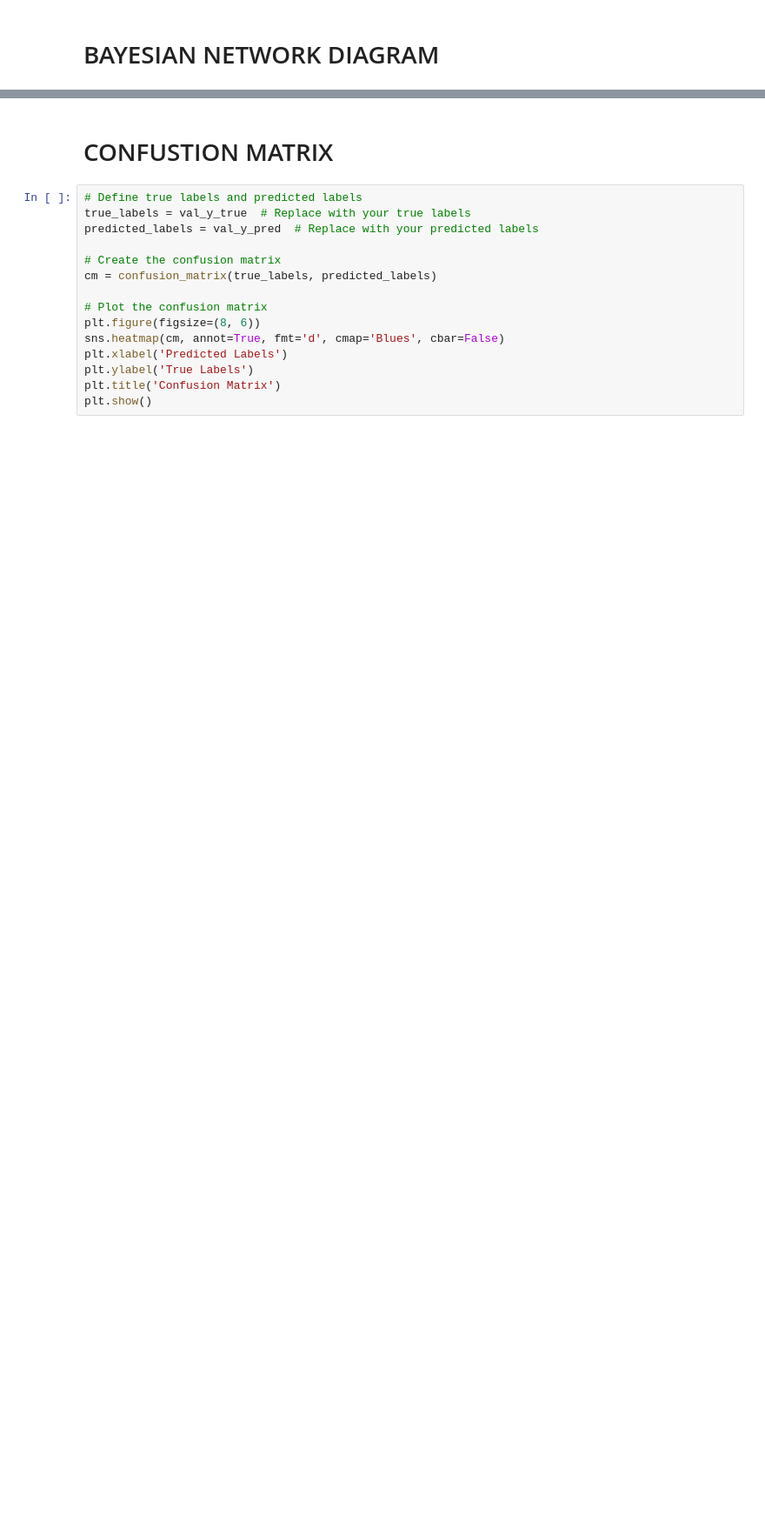
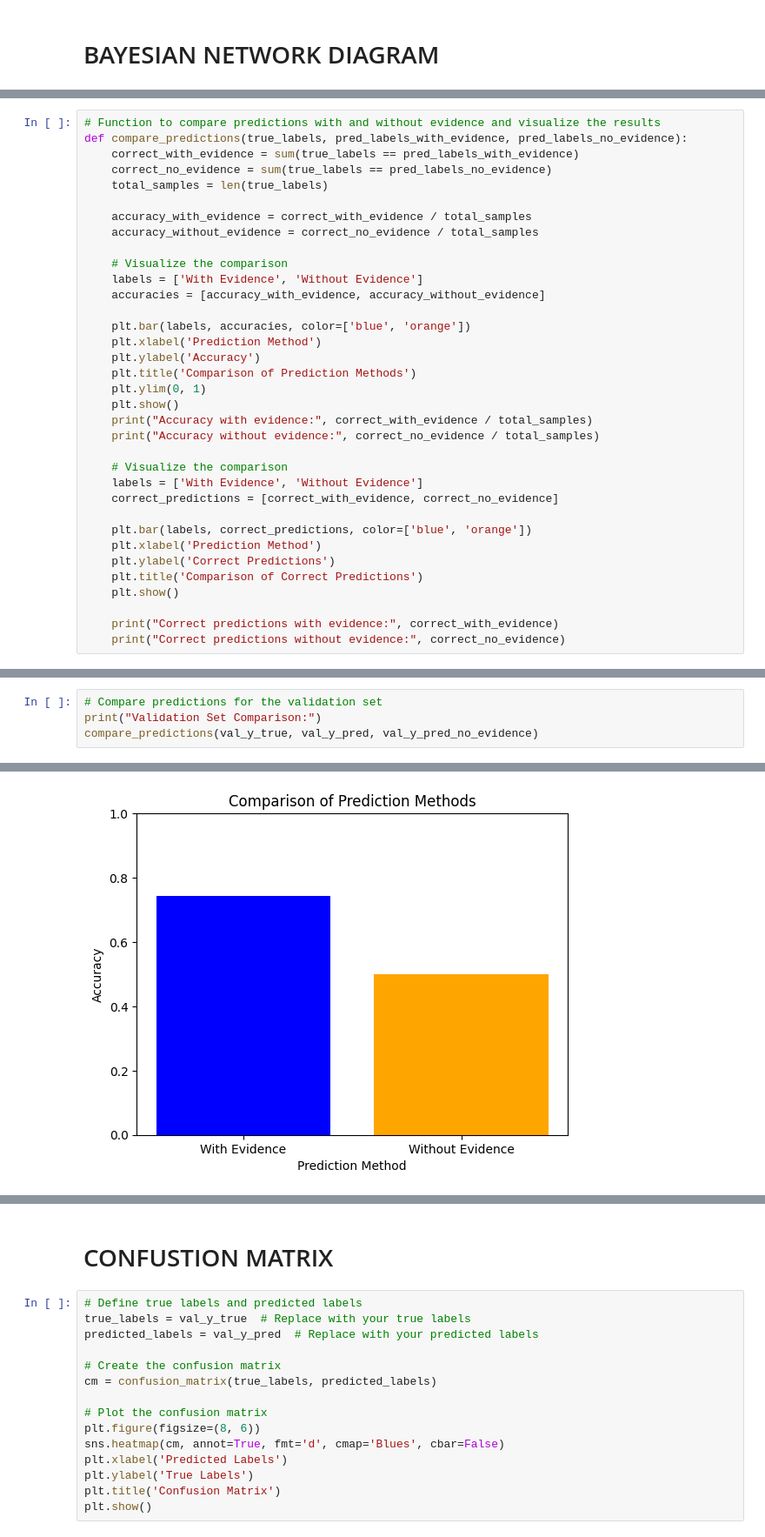
Before and after one commit to AltaafAlly/Probabilistic-Graphical-Model-Using-Bayesian-Networks, a Jupyter notebook: Assignment.ipynb, the cells around one changed output, grey strips where cells are left out. Shown at 87% size. Saved outputs shown, nothing was run; the diff lists cells and outputs as text; blank space fills up the shorter version.

Commit message:
Did a lot of comparisons for metrics

```diff
--- a/Assignment.ipynb
+++ b/Assignment.ipynb
@@ -202,0 +215,35 @@ plt.show()
+# %%
+# Function to compare predictions with and without evidence and visualize the results
+def compare_predictions(true_labels, pred_labels_with_evidence, pred_labels_no_evidence):
+    correct_with_evidence = sum(true_labels == pred_labels_with_evidence)
+    correct_no_evidence = sum(true_labels == pred_labels_no_evidence)
+    total_samples = len(true_labels)
+
+    accuracy_with_evidence = correct_with_evidence / total_samples
+    accuracy_without_evidence = correct_no_evidence / total_samples
+
+    # Visualize the comparison
+    labels = ['With Evidence', 'Without Evidence']
+    accuracies = [accuracy_with_evidence, accuracy_without_evidence]
+
+    plt.bar(labels, accuracies, color=['blue', 'orange'])
+    plt.xlabel('Prediction Method')
+    plt.ylabel('Accuracy')
+    plt.title('Comparison of Prediction Methods')
+    plt.ylim(0, 1)
+    plt.show()
+    print("Accuracy with evidence:", correct_with_evidence / total_samples)
+    print("Accuracy without evidence:", correct_no_evidence / total_samples)
+
+    # Visualize the comparison
+    labels = ['With Evidence', 'Without Evidence']
+    correct_predictions = [correct_with_evidence, correct_no_evidence]
+
+    plt.bar(labels, correct_predictions, color=['blue', 'orange'])
+    plt.xlabel('Prediction Method')
+    plt.ylabel('Correct Predictions')
+    plt.title('Comparison of Correct Predictions')
+    plt.show()
+
+    print("Correct predictions with evidence:", correct_with_evidence)
+    print("Correct predictions without evidence:", correct_no_evidence)
@@ -202,0 +252,5 @@ plt.show()
+# %%
+# Compare predictions for the validation set
+print("Validation Set Comparison:")
+compare_predictions(val_y_true, val_y_pred, val_y_pred_no_evidence)
+# %% [output]
@@ -202,0 +258 @@ plt.show()
+[figure, added]
```
Also changed, not shown: parts of 28 cells of this notebook.
